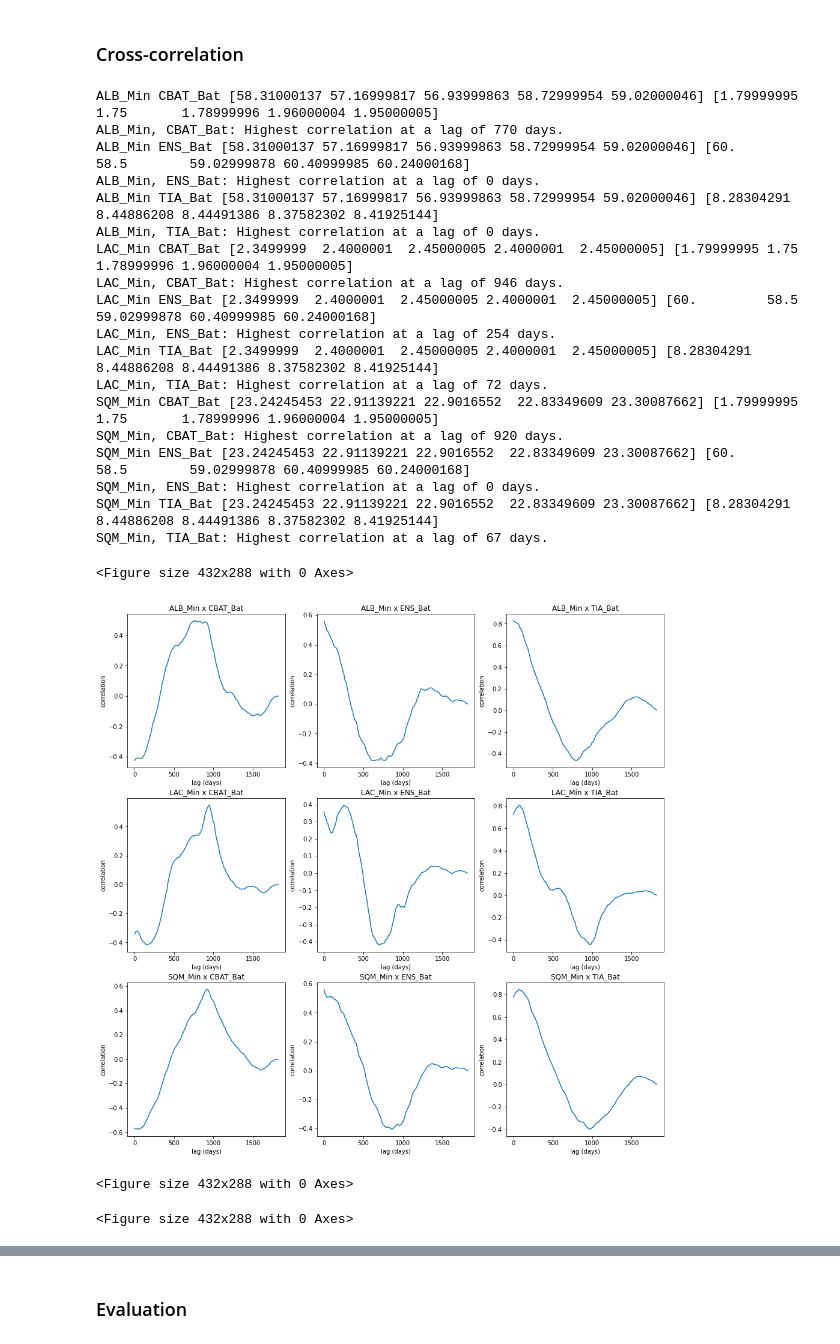
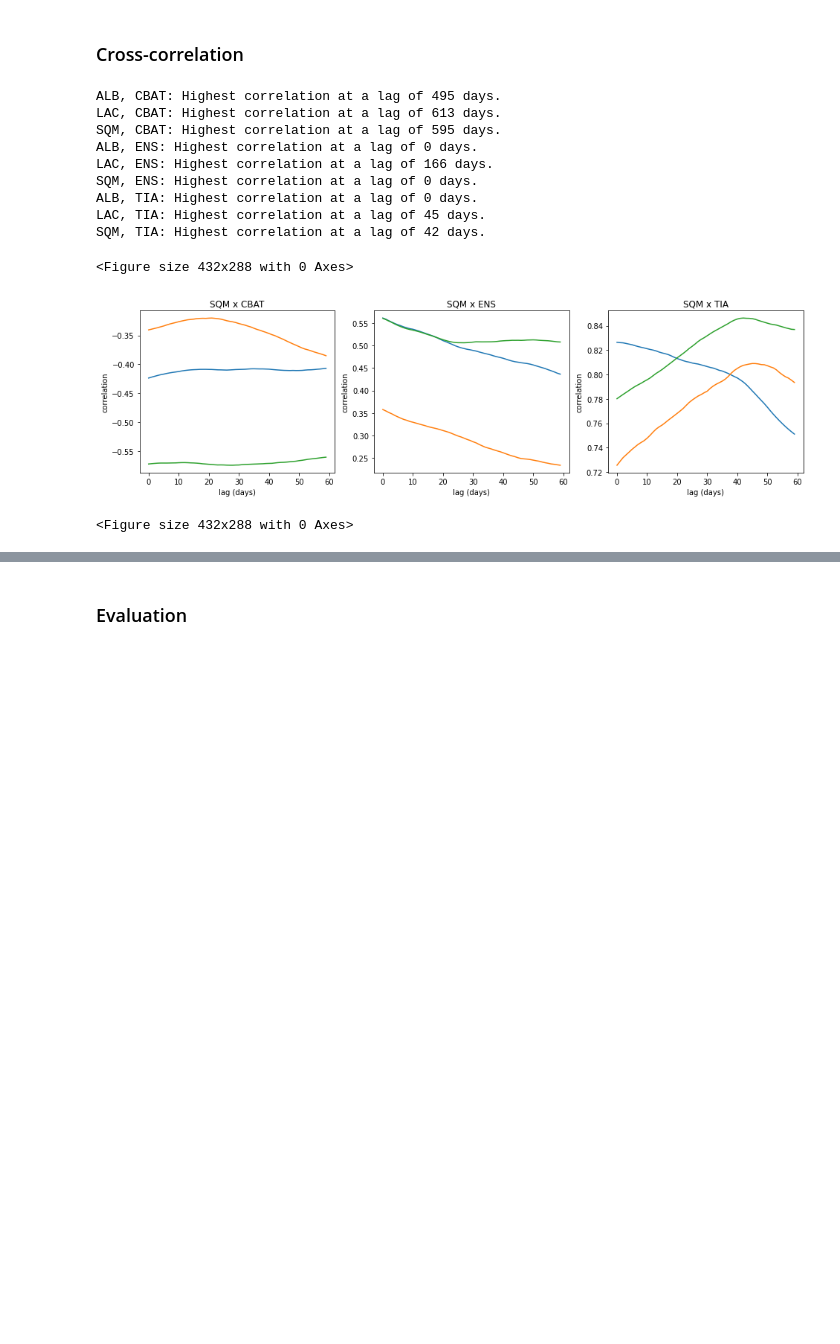
Before and after one commit to mm12063/pa_project, a Jupyter notebook: cross_correlation_sentiment_weather.ipynb, the cells around one changed output, grey strips where cells are left out. Saved outputs shown, nothing was run; the diff lists cells and outputs as text; code cells hidden in the pictures; blank space fills up the shorter version.

```diff
--- a/cross_correlation_sentiment_weather.ipynb
+++ b/cross_correlation_sentiment_weather.ipynb
@@ -29,3 +30,11 @@ date_list = [start_date + datetime.timedelta(days=x) for x in range(num_days)]
+# %%
+sentiment_suffix = "_sentiment_TextBlob"
+sentiment_df = raw_df[[date_col, *[x for x in raw_df.columns if sentiment_suffix in x]]]
+sentiment_df = sentiment_df.rename(columns = {f"CBAK{sentiment_suffix}": f"CBAT{sentiment_suffix}"})
+# %%
+weather_suffix = "_1_conditions"
+weather_df = raw_df[[date_col, *[x for x in raw_df.columns if weather_suffix in x]]]
+weather_df = weather_df.rename(columns = {f"CBAK{weather_suffix}": f"CBAT{weather_suffix}"})
 # %%
 blank_df_generator = ((date_) for date_ in date_list)
 # %%
@@ -48,9 +57,6 @@ for mining_company, mining_header in zip(mining_companies, mining_headers):
     temp_df[date_col] = temp_df[date_col].apply((lambda x: datetime.datetime.strptime(x, '%Y-%m-%d'))) # convert dates to datetiem objects
     stock_df = stock_df.merge(temp_df, on=date_col, how='outer') # join
     stock_df = stock_df.rename(columns = {"Close": mining_header})
-
-stock_df = stock_df.dropna()
-stock_df.reset_index(inplace=True)
 # %% [output]
 StockData/battery_manufacturers/stationary/CBAT_bat__stationary_close.csv CBAT_Bat
 StockData/battery_manufacturers/stationary/ENS_bat__stationary_close.csv ENS_Bat
@@ -69,0 +67,5 @@ stock_df.head()
+# %%
+final_df = stock_df.merge(sentiment_df, on=date_col, how='outer')
+final_df = final_df.merge(weather_df, on=date_col, how='outer')
+final_df = final_df.dropna()
+final_df.reset_index(inplace=True)
@@ -78,49 +89,37 @@ def calculate_days_delta(date_series, num_lag_rows):
     delta = second_date - first_date
     return delta.days
 # %%
-fig, axs = plt.subplots(ncols=3, nrows=3, figsize=(16, 16))
+# Cross correlation between stock prices of battery manufacturers and mining companies
 
-for idx, (mining_company, battery_company) in enumerate(itertools.product(mining_headers, battery_headers)):
+fig, axs = plt.subplots(ncols=3, nrows=1, figsize=(16, 4))
 
-    def calculate_days_delta(date_series, num_lag_rows):
-        first_date = date_series[0]
-        second_date = date_series[num_lag_rows]
-        delta = second_date - first_date
-        return delta.days
+for idx, (battery_company, battery_header) in enumerate(zip(battery_companies, battery_headers)):
+    battery_company_array = final_df[battery_header].to_numpy()
+    plt.figure(idx)
 
-    mining_company_array = stock_df[mining_company].to_numpy()
-    battery_company_array = stock_df[battery_company].to_numpy()
-    print(mining_company, battery_company, mining_company_array[0:5], battery_company_array[0:5])
-    result = sm.tsa.stattools.ccf(mining_company_array, battery_company_array, adjusted=False)
+    for mining_company, mining_header in zip(mining_companies, mining_headers):
+        mining_company_array = final_df[mining_header].to_numpy()
 
-    day_lags = [calculate_days_delta(stock_df["Date"], i) for i in range(len(result))]
-    num_lag_rows = np.argmax(result)
-    num_lag_days = day_lags[num_lag_rows]
+        result = sm.tsa.stattools.ccf(mining_company_array, battery_company_array, adjusted=False)
 
-    print(f"{mining_company}, {battery_company}: Highest correlation at a lag of {num_lag_days} days.")
-    plt.figure(idx)
-    ax = sns.lineplot(x=day_lags, y=result, ax=axs[idx//3][idx%3])
-    ax.set(ylabel='correlation', xlabel='lag (days)', title=f'{mining_company} x {battery_company}')
+        day_lags = [calculate_days_delta(stock_df["Date"], i) for i in range(len(result))]
+        num_lag_rows = np.argmax(result)
+        num_lag_days = day_lags[num_lag_rows]
+
+        print(f"{mining_company}, {battery_company}: Highest correlation at a lag of {num_lag_days} days.")
+
+        ax = sns.lineplot(x=day_lags[0:60], y=result[0:60], ax=axs[idx])
+        ax.set(ylabel='correlation', xlabel='lag (days)', title=f'{mining_company} x {battery_company}')
 # %% [output]
-ALB_Min CBAT_Bat [58.31000137 57.16999817 56.93999863 58.72999954 59.02000046] [1.79999995 1.75       1.78999996 1.96000004 1.95000005]
-ALB_Min, CBAT_Bat: Highest correlation at a lag of 770 days.
-ALB_Min ENS_Bat [58.31000137 57.16999817 56.93999863 58.72999954 59.02000046] [60.         58.5        59.02999878 60.40999985 60.24000168]
-ALB_Min, ENS_Bat: Highest correlation at a lag of 0 days.
-ALB_Min TIA_Bat [58.31000137 57.16999817 56.93999863 58.72999954 59.02000046] [8.28304291 8.44886208 8.44491386 8.37582302 8.41925144]
-ALB_Min, TIA_Bat: Highest correlation at a lag of 0 days.
-LAC_Min CBAT_Bat [2.3499999  2.4000001  2.45000005 2.4000001  2.45000005] [1.79999995 1.75       1.78999996 1.96000004 1.95000005]
-LAC_Min, CBAT_Bat: Highest correlation at a lag of 946 days.
-LAC_Min ENS_Bat [2.3499999  2.4000001  2.45000005 2.4000001  2.45000005] [60.         58.5        59.02999878 60.40999985 60.24000168]
-LAC_Min, ENS_Bat: Highest correlation at a lag of 254 days.
-LAC_Min TIA_Bat [2.3499999  2.4000001  2.45000005 2.4000001  2.45000005] [8.28304291 8.44886208 8.44491386 8.37582302 8.41925144]
-LAC_Min, TIA_Bat: Highest correlation at a lag of 72 days.
-SQM_Min CBAT_Bat [23.24245453 22.91139221 22.9016552  22.83349609 23.30087662] [1.79999995 1.75       1.78999996 1.96000004 1.95000005]
-SQM_Min, CBAT_Bat: Highest correlation at a lag of 920 days.
-SQM_Min ENS_Bat [23.24245453 22.91139221 22.9016552  22.83349609 23.30087662] [60.         58.5        59.02999878 60.40999985 60.24000168]
-SQM_Min, ENS_Bat: Highest correlation at a lag of 0 days.
-SQM_Min TIA_Bat [23.24245453 22.91139221 22.9016552  22.83349609 23.30087662] [8.28304291 8.44886208 8.44491386 8.37582302 8.41925144]
-SQM_Min, TIA_Bat: Highest correlation at a lag of 67 days.
+ALB, CBAT: Highest correlation at a lag of 495 days.
+LAC, CBAT: Highest correlation at a lag of 613 days.
+SQM, CBAT: Highest correlation at a lag of 595 days.
+ALB, ENS: Highest correlation at a lag of 0 days.
+LAC, ENS: Highest correlation at a lag of 166 days.
+SQM, ENS: Highest correlation at a lag of 0 days.
+ALB, TIA: Highest correlation at a lag of 0 days.
+LAC, TIA: Highest correlation at a lag of 45 days.
+SQM, TIA: Highest correlation at a lag of 42 days.
 <Figure size 432x288 with 0 Axes>
-[figure, old version]
+[figure, new version]
 <Figure size 432x288 with 0 Axes>
-<Figure size 432x288 with 0 Axes>
```
Also changed, not shown: parts of 8 cells of this notebook.
